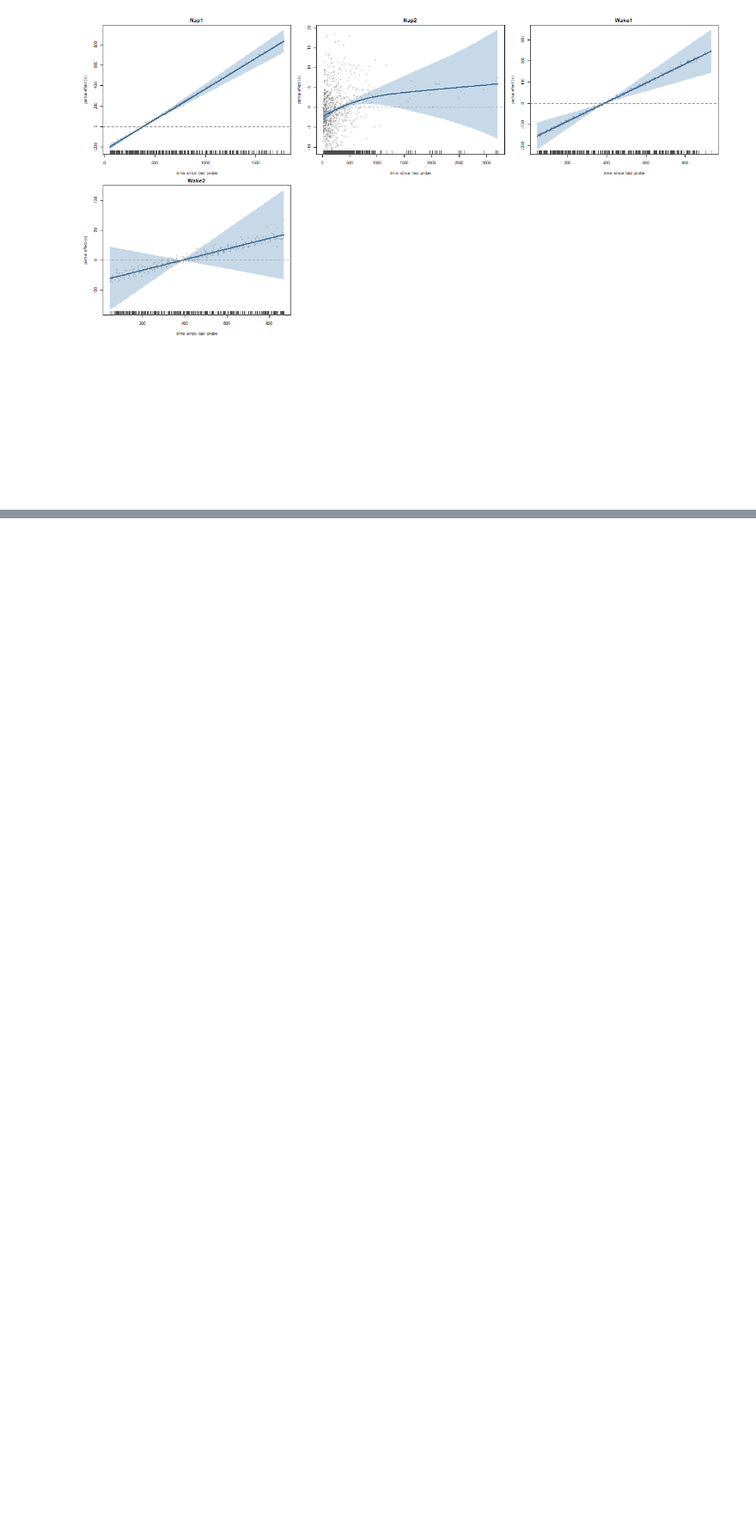
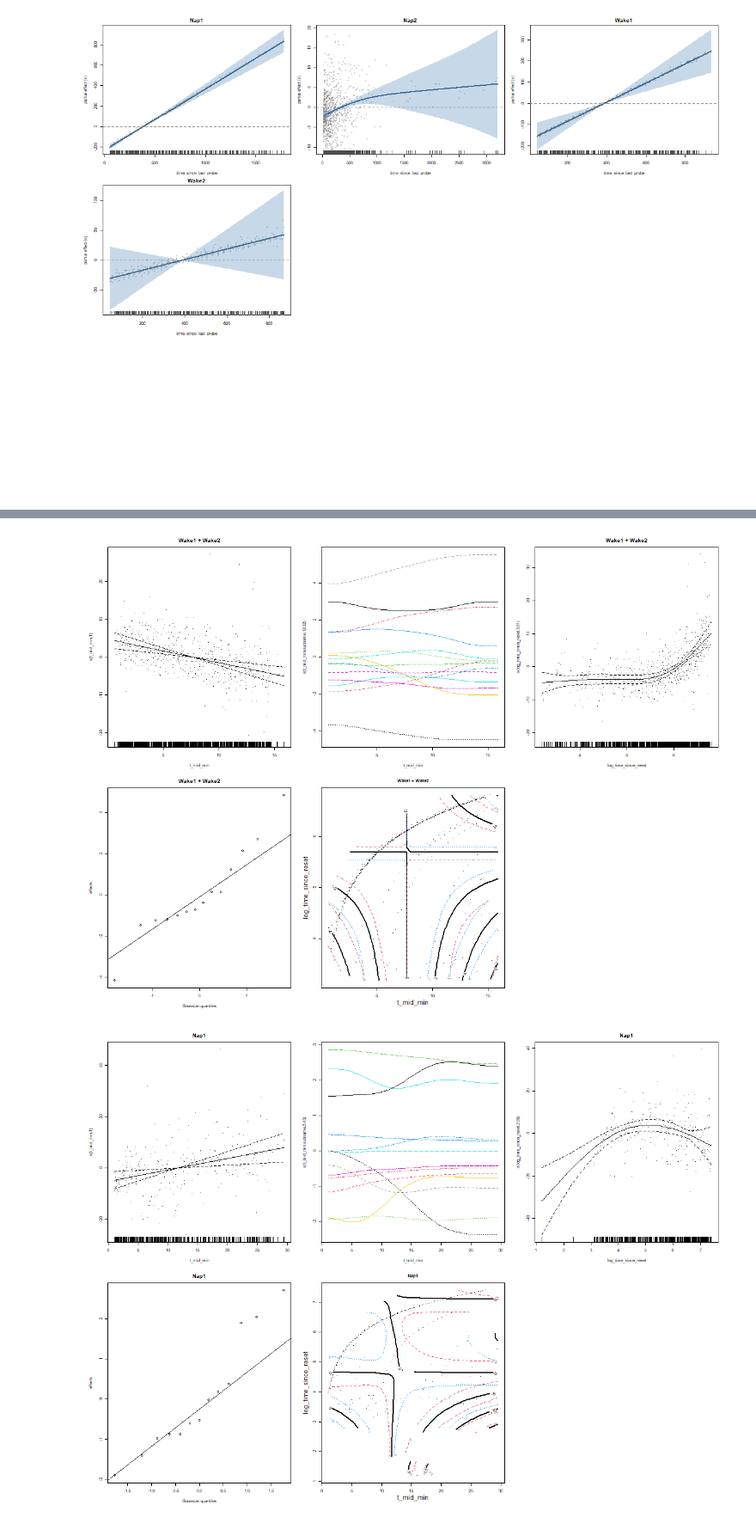
Before and after one commit to EvaFrossard/Penguin_Detection, a Jupyter notebook: GAMM/GAMM.ipynb, the cells around one changed output, grey strips where cells are left out. Shown at 86% size. Saved outputs shown, nothing was run; the diff lists cells and outputs as text; code cells hidden in the pictures; blank space fills up the shorter version.

```diff
--- a/GAMM/GAMM.ipynb
+++ b/GAMM/GAMM.ipynb
@@ -709,0 +804,13 @@ plot_gamm_terms(m6_ar, df_ar2)
+# %%
+%%R -w 1200 -h 900
+par(mfrow = c(3, 1), mar = c(4, 4, 2, 1))
+plot(session_models[["Wake"]], pages = 1, residuals = TRUE, shade = TRUE, scale = 0,
+     main = "Wake1 + Wake2")
+plot(session_models[["Nap1"]], pages = 1, residuals = TRUE, shade = TRUE, scale = 0,
+     main = "Nap1")
+plot(session_models[["Nap2"]], pages = 1, residuals = TRUE, shade = TRUE, scale = 0,
+     main = "Nap2")
+par(mfrow = c(1, 1))
+# %% [output]
+[figure, added]
+[figure, added]
```
Also changed, not shown: parts of 8 cells of this notebook.
